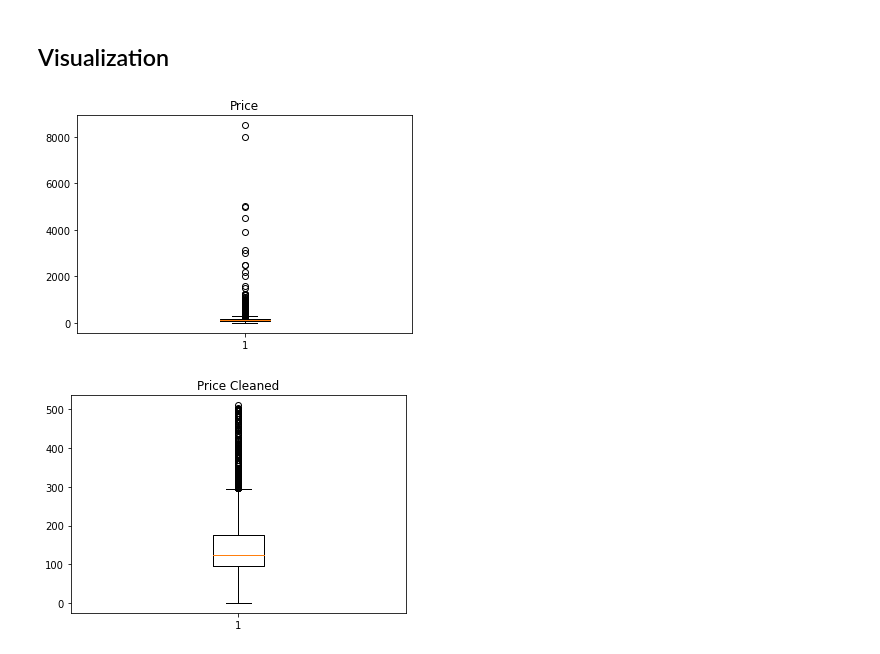
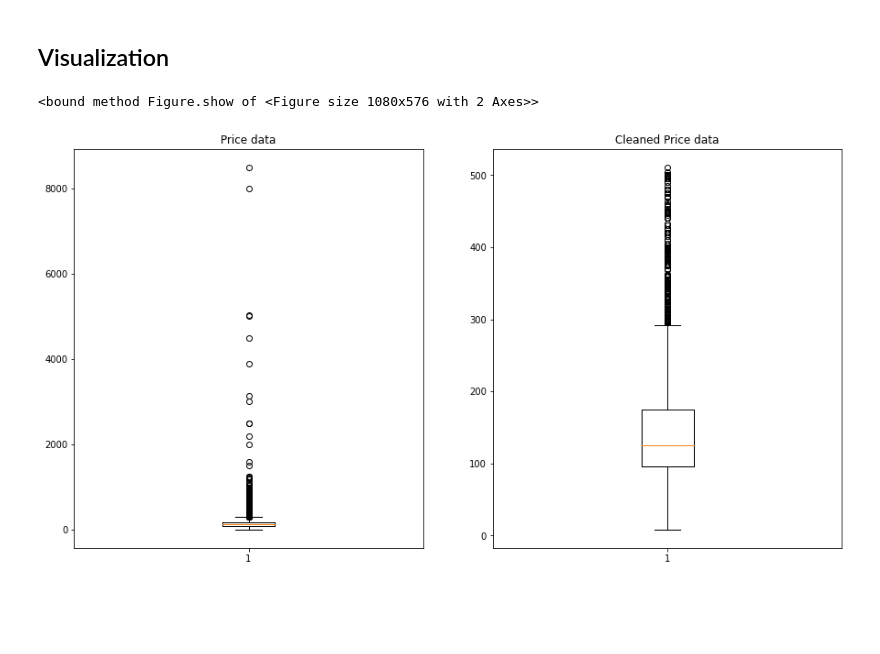
Before and after one commit to jungheeyang/3802ICT-Assignment-1, a Jupyter notebook: Kat-3804ICT_Assignment1.ipynb, the cells around one changed output. Drawn from its saved outputs; the diff is of its cells as text; code cells hidden in the pictures; blank space fills up the shorter version.

```diff
--- a/Kat-3804ICT_Assignment1.ipynb
+++ b/Kat-3804ICT_Assignment1.ipynb
@@ -394,15 +376,17 @@ df.count
 # %% [markdown]
 ## Visualization
-# %%
-plt.boxplot(df['price'])
-plt.title("Price")
-plt.show()
-
-plt.boxplot(dfc['price'])
-plt.title("Price Cleaned")
-plt.show()
-# %% [output]
-[figure, removed]
-[figure, removed]
+# %%
+fig, axs = plt.subplots(1, 2, figsize=(15,8))
+
+axs[0].boxplot(df['price'])
+axs[0].set_title('Price data')
+
+axs[1].boxplot(dfc['price'])
+axs[1].set_title('Cleaned Price data')
+
+fig.show
+# %% [output]
+<bound method Figure.show of <Figure size 1080x576 with 2 Axes>>
+[figure, added]
 # %%
 dfc.to_csv('listings_details_cleaned.csv',index=False)
```
Also changed, not shown: parts of 12 cells of this notebook.
